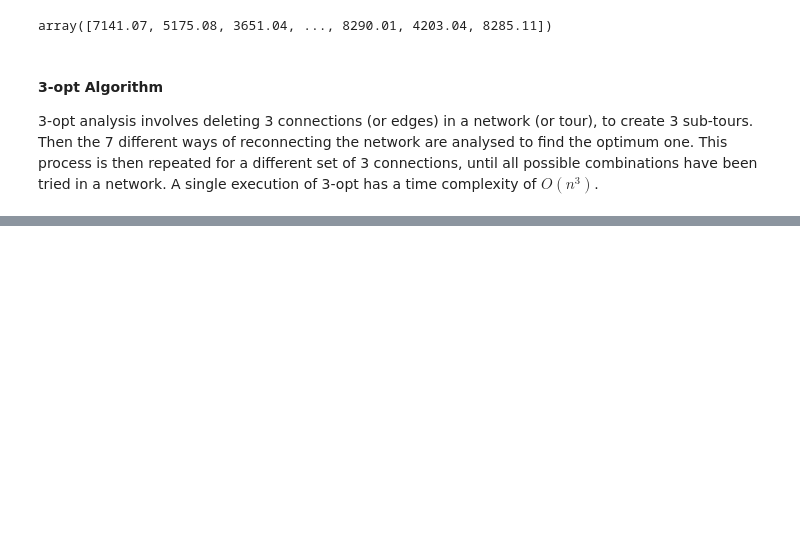
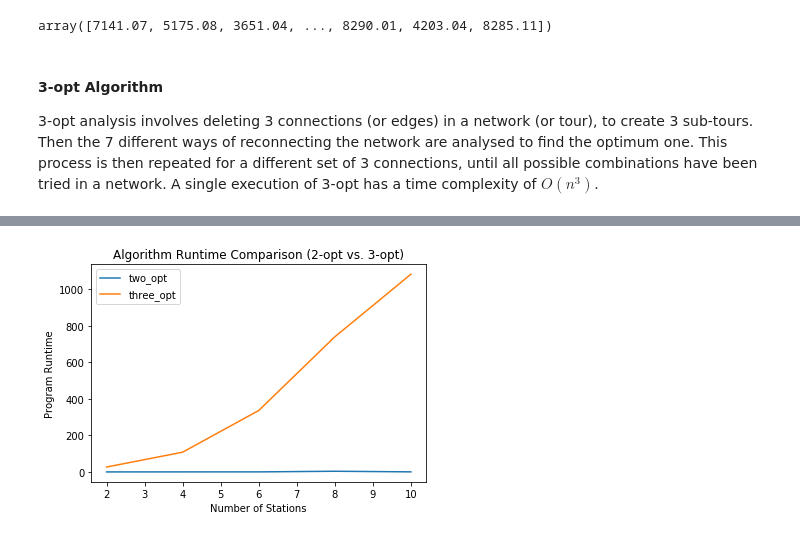
Before and after one commit to donallw/CitiBike-TSP, a Jupyter notebook: CitiBikeTSP.ipynb, the cells around one changed output, grey strips where cells are left out. Saved outputs shown, nothing was run; the diff lists cells and outputs as text; code cells hidden in the pictures; blank space fills up the shorter version.

```diff
--- a/CitiBikeTSP.ipynb
+++ b/CitiBikeTSP.ipynb
@@ -361,7 +361,6 @@ def reversePath(path):
 def updateBestPath(bestPath):
     count = 0
     while count < MAXCOUNT:
-        print("updated path costs to", calPathDist(edge_costs, bestPath))
 #         print(bestPath.tolist())
         start, end, path = generateRandomPath(bestPath)
         rePath = reversePath(path)
@@ -371,14 +370,13 @@ def updateBestPath(bestPath):
         else:
             count = 0
             bestPath[start:end+1] = rePath
+    print("Best path costs to", calPathDist(edge_costs, bestPath))
     return bestPath
 
 def two_opt(stations):
-    bestPath = df['start_station_id'].unique()
+    bestPath = stations
     bestPath = np.append(bestPath, stations[0])
     bestPath = updateBestPath(bestPath)
-
-two_opt(stations)
 # %% [markdown]
 #### 3-opt Algorithm
 3-opt analysis involves deleting 3 connections (or edges) in a network (or tour), to create 3 sub-tours. Then the 7 different ways of reconnecting the network are analysed to find the optimum one. This process is then repeated for a different set of 3 connections, until all possible combinations have been tried in a network. A single execution of 3-opt has a time complexity of $O(n^{3})$.
@@ -487,0 +469,12 @@ three_opt(stations[:100])
+# %%
+def check_performance(fn, stations):
+    start = time.time()
+    fn(stations)
+    end = time.time()
+    return end - start
+# %%
+two_opt_perf = []
+three_opt_perf = []
+for i in range(10,20,2):
+    two_opt_perf.append(check_performance(two_opt, stations[:i]))
+    three_opt_perf.append(check_performance(three_opt, stations[:i]))
@@ -487,0 +492,12 @@ three_opt(stations[:100])
+# %%
+# summarize history for runtime
+x = range(2, 12, 2)
+plt.plot(x, two_opt_perf)
+plt.plot(x, three_opt_perf)
+plt.title('Algorithm Runtime Comparison (2-opt vs. 3-opt)')
+plt.ylabel('Program Runtime')
+plt.xlabel('Number of Stations')
+plt.legend(['two_opt', 'three_opt'], loc='upper left')
+plt.show()
+# %% [output]
+[figure, added]
```
Also changed, not shown: parts of 5 cells of this notebook.
